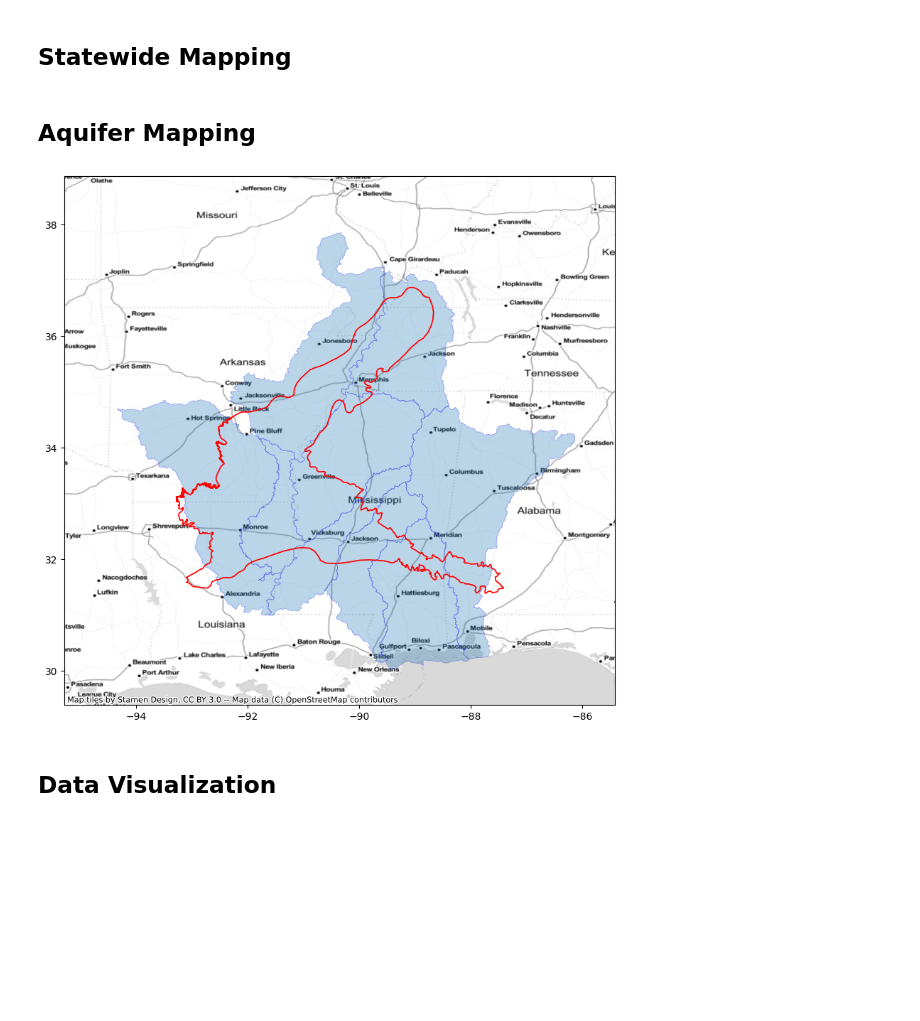
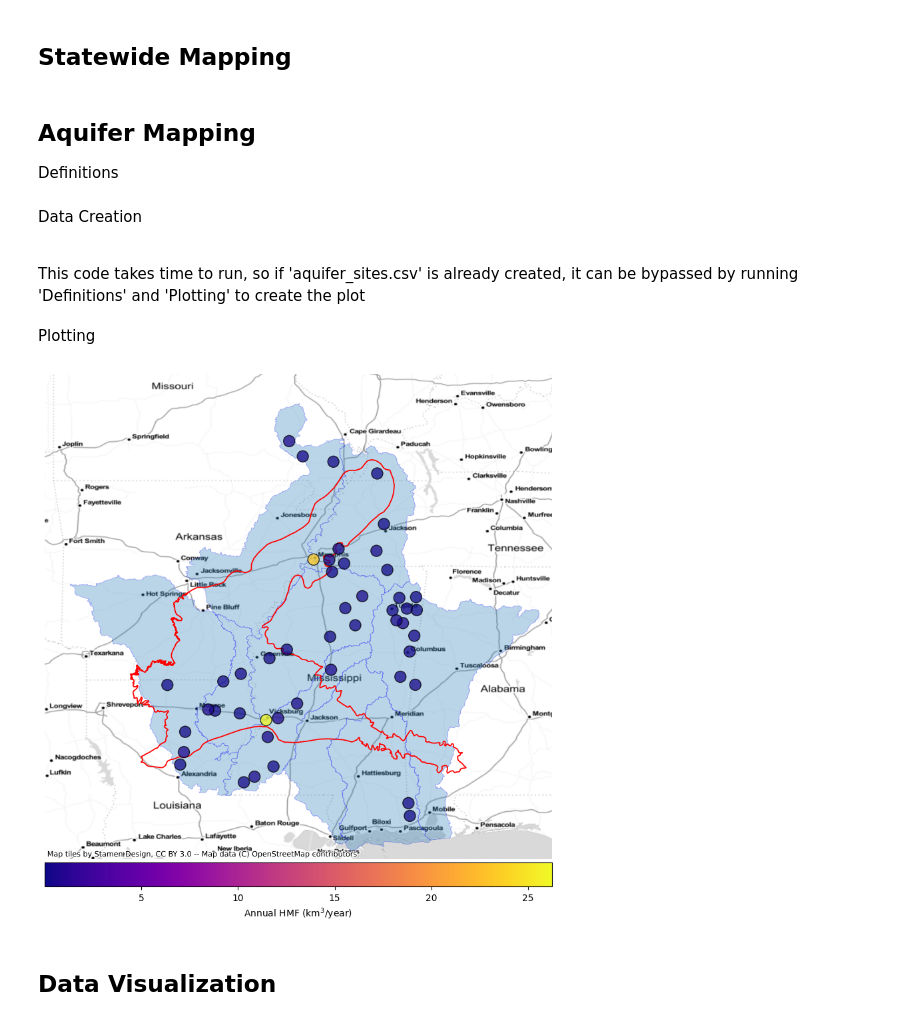
Before and after one commit to AlekWithK/DahlkeLab_LAWR, a Jupyter notebook: site_data.ipynb, the cells around one changed output. Cells and saved outputs as stored; diff of their text form; code cells hidden in the pictures; blank space fills up the shorter version.

Commit message:
Complete aquifer map

```diff
--- a/site_data.ipynb
+++ b/site_data.ipynb
@@ -261,11 +274,12 @@ from IPython.display import clear_output
 import time
 
 shapefile_path = f'ShapeFiles/CA/Central/South_Central/WBDHU4.shp'
+DEFAULT_DATE = "2023-01-01"
 
-def filter_multi_site(shapefile_path):
+def filter_state_site(shapefile_path: str, state_uri: str):
     """Creates a list of sites with over 50 years of 00060_Mean streamflow data for a given region"""
     # Request page from USGS site, ignore all informational lines
-    response = requests.get(SITES_URI)
+    response = requests.get(state_uri)
     data = response.text
     lines = data.splitlines()
     lines = [line for line in lines if not line.startswith('#')]
@@ -276,10 +290,13 @@ def filter_multi_site(shapefile_path):
     df_state_sites = df.iloc[1:]
 
     # Filter out sites with <30 years of data
+    df_state_sites['sv_begin_date'] = df_state_sites['sv_begin_date'].replace('--', DEFAULT_DATE)
+    df_state_sites['sv_end_date'] = df_state_sites['sv_end_date'].replace('--', DEFAULT_DATE)
     df_state_sites['sv_begin_date'] = pd.to_datetime(df_state_sites['sv_begin_date'])
     df_state_sites['sv_end_date'] = pd.to_datetime(df_state_sites['sv_end_date'])
     df_state_sites['data_period'] = (df_state_sites['sv_end_date'] - df_state_sites['sv_begin_date']).dt.days / 365.25
     df_state_sites = df_state_sites[df_state_sites['data_period'] >= MIN_DATA_PERIOD]
+
 
     # Filter out sites outside of HU boundary
     if SORT_BY_WB:
@@ -293,7 +310,7 @@ def filter_multi_site(shapefile_path):
 
     return df_state_sites
 
-df_state_sites = filter_multi_site(shapefile_path)
+df_state_sites = filter_state_site(shapefile_path, SITES_URI)
 print(f'Total Sites: {len(df_state_sites)} in the state of {STATE_CODE.upper()} in the given WB')
 site_list = df_state_sites['site_no'].to_list()
 print(site_list)
@@ -305,7 +322,7 @@ Total Sites: 20 in the state of CA in the given WB
 # %%
 # REQUIRES: 'df_state_sites' from 'Multi-Site Filtering'
 # Used for now to limit runtime
-site_limit = 999
+site_limit = 3
 
 def create_multi_site_data(df_state_sites: pd.DataFrame, site_limit: int):
 	"""Generates detailed HMF, MK, and POS information for each site in the passed dataframe"""
@@ -346,8 +363,7 @@ def create_multi_site_data(df_state_sites: pd.DataFrame, site_limit: int):
 	return df_multi_site_uf
 
 df_multi_site_uf = create_multi_site_data(df_state_sites, site_limit)
-df_multi_site = df_multi_site_uf[df_multi_site_uf['valid'] == True]
-df_invalid_site = df_multi_site_uf[df_multi_site_uf['valid'] == False]
+df_multi_site, df_invalid_site = filter_by_valid(df_multi_site_uf)
 #print(df_multi_site)
 
 print(f'Max HMF for this region: {df_multi_site["hmf_per_year"].max():.1f}')
@@ -472,9 +486,10 @@ shapefile_path = f'ShapeFiles/OR/Whole_State/Shape/WBDHU4.shp'
 shape = gpd.read_file(shapefile_path)
 size_limit = 999
 
-df_state_sites = filter_multi_site(shapefile_path)
+df_state_sites = filter_state_site(shapefile_path)
 df_multi_site = create_multi_site_data(df_state_sites, 999)
 print(f'Max HMF for this region: {df_multi_site["hmf_per_year"].max():.1f}')
 multi_site_map(df_multi_site, shape)
 # %% [markdown]
 ## Aquifer Mapping<br>
+<p>Definitions</p>
@@ -480,0 +500,3 @@ multi_site_map(df_multi_site, shape)
+# %% [markdown]
+<p>Data Creation</p><br>
+This code takes time to run, so if 'aquifer_sites.csv' is already created, it can be bypassed by running 'Definitions' and 'Plotting' to create the plot
@@ -481,39 +536,65 @@ multi_site_map(df_multi_site, shape)
+# %% [markdown]
+<p>Plotting</p>
 # %%
+# REQUIRES: df_aq_sites either from Data Creation or multi_site.csv
 fig, ax = plt.subplots(figsize=(10, 10))
 
-# HUC4 Watershed plots
-directory = 'ShapeFiles/Aquifers/Upper_Clairborne_MS/HUC4'
-shapefile = 'WBDHU4.shp'
-state_list = ['AR', 'LA', 'MS', 'TN', 'KY', 'MO', 'AL']
+if os.path.exists('aquifer_sites.csv'):
+    df_aq_sites = pd.read_csv('aquifer_sites.csv')
 
+
+# HUC4 Region Plot
 for root, dirs, files in os.walk(directory):
     #print(root, dirs, files)
     if os.path.basename(root).startswith('NHD_H_'):
         if shapefile in files:
-            ws_gdf = gpd.read_file(os.path.join(root, shapefile))
+            shapefile_aq_path = os.path.join(root, shapefile)
+            ws_gdf = gpd.read_file(shapefile_aq_path)
             ws_gdf = ws_gdf.to_crs(4269)
             ws_gdf.plot(ax=ax, edgecolor='blue', alpha=0.30, linewidth=0.5)
-
 
 # Aquifer boundary plot
 aq_shapefile = 'ShapeFiles/Aquifers/Upper_Clairborne_MS/sir2008-5098_UCAQ_extent.shp'
 aq_gdf = gpd.read_file(aq_shapefile)
 aq_gdf = aq_gdf.to_crs(4269)
 
 xmin, ymin, xmax, ymax = aq_gdf.total_bounds
-padding = 2
+padding = 1.5
 xmin -= padding
 ymin -= padding
 xmax += padding
 ymax += padding
 
 aq_gdf.plot(ax=ax, edgecolor='red', facecolor='none', linewidth=1.25)
 ax.set_xlim(xmin, xmax)
 ax.set_ylim(ymin, ymax)
-ax.margins(0)
-cx.add_basemap(ax, crs=shape.crs, source=cx.providers.Stamen.TonerLite, zoom=7)
+
+# Datapoints plot
+lat = df_aq_sites['dec_lat_va'].tolist()
+long = df_aq_sites['dec_long_va'].tolist()
+geometry = [Point(xy) for xy in zip(long, lat)]
+geo_df = gpd.GeoDataFrame(geometry=geometry)
+
+# Set colorbar limits and theme
+vmin = df_aq_sites['hmf_per_year'].min()
+vmax = df_aq_sites['hmf_per_year'].max()
+norm = mcolors.Normalize(vmin, vmax)
+cmap = 'plasma'
+mappable = plt.cm.ScalarMappable(cmap=cmap, norm=norm)
+mappable.set_array(df_aq_sites['hmf_per_year'])
+
+div = make_axes_locatable(ax)
+cax = div.append_axes("bottom", size="5%", pad=0.05)
+
+bx = geo_df.plot(ax=ax, column=df_aq_sites['hmf_per_year'], markersize=600, marker='.', cmap=cmap, edgecolor='black', linewidth=1, alpha=0.75)
+cbx = plt.colorbar(mappable, cax=cax, pad=0.05, aspect=25, orientation='horizontal', alpha=1.0)
+cbx.set_label('Annual HMF ($\mathregular{km^3}$/year)')
+
+ax.margins(0, tight=True)
+ax.set_axis_off()
+cx.add_basemap(ax, crs=aq_gdf.crs, source=cx.providers.Stamen.TonerLite, zoom=7)
 # %% [output]
-[figure, old version]
+[figure, new version]
 # %% [markdown]
 ## Data Visualization<br>
 # %%
```
Also changed, not shown: parts of 7 cells of this notebook, 2 other files.
